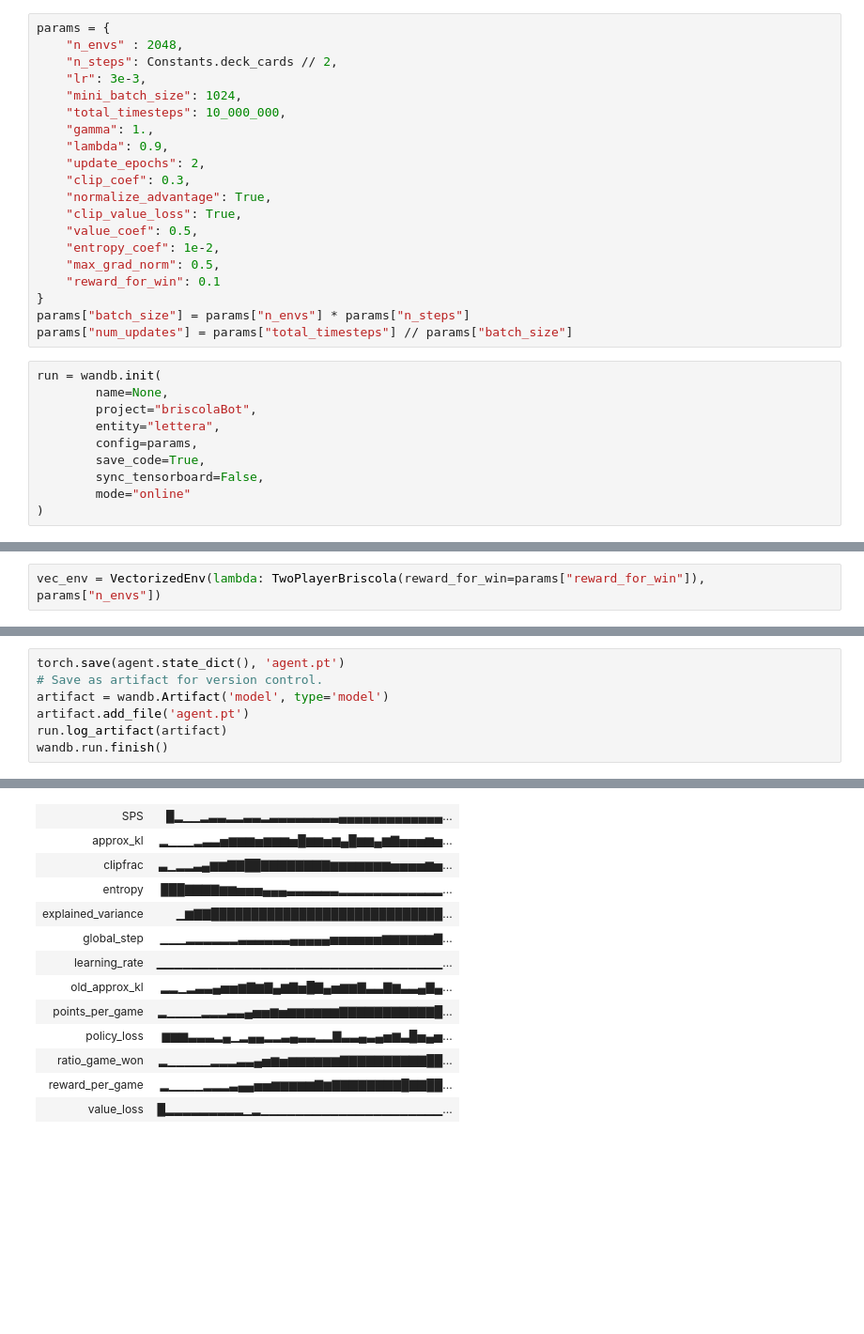
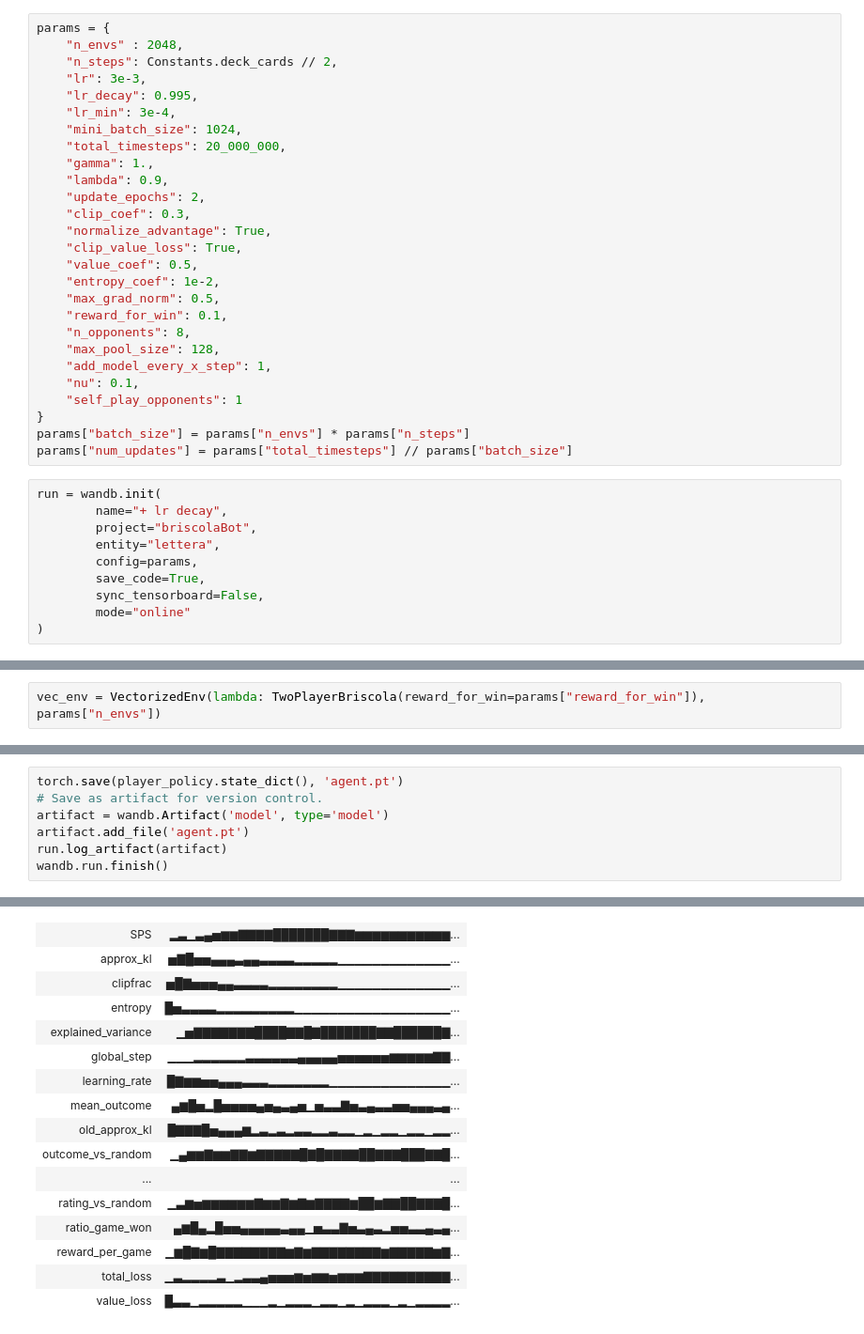
Before and after one commit to LetteraUnica/BriscolaBot, a Jupyter notebook: briscola.ipynb, the cells around one changed output, grey strips where cells are left out. Shown: that part at 94% size. Drawn from its saved outputs; the diff is of its cells as text; blank space fills up the shorter version.

```diff
--- a/briscola.ipynb
+++ b/briscola.ipynb
@@ -26,8 +30,10 @@ params = {
     "n_envs" : 2048,
     "n_steps": Constants.deck_cards // 2,
     "lr": 3e-3,
+    "lr_decay": 0.995,
+    "lr_min": 3e-4,
     "mini_batch_size": 1024,
-    "total_timesteps": 10_000_000,
+    "total_timesteps": 20_000_000,
     "gamma": 1.,
     "lambda": 0.9,
     "update_epochs": 2,
@@ -37,13 +43,18 @@ params = {
     "value_coef": 0.5,
     "entropy_coef": 1e-2,
     "max_grad_norm": 0.5,
-    "reward_for_win": 0.1
+    "reward_for_win": 0.1,
+    "n_opponents": 8,
+    "max_pool_size": 128,
+    "add_model_every_x_step": 1,
+    "nu": 0.1,
+    "self_play_opponents": 1
 }
 params["batch_size"] = params["n_envs"] * params["n_steps"]
 params["num_updates"] = params["total_timesteps"] // params["batch_size"]
 # %%
 run = wandb.init(
-        name=None,
+        name="+ lr decay",
         project="briscolaBot",
         entity="lettera",
         config=params,
@@ -205,24 +277,27 @@ for update in range(1, params["num_updates"] + 1):
 # %%
-torch.save(agent.state_dict(), 'agent.pt')
+torch.save(player_policy.state_dict(), 'agent.pt')
 # Save as artifact for version control.
 artifact = wandb.Artifact('model', type='model')
 artifact.add_file('agent.pt')
 run.log_artifact(artifact)
 wandb.run.finish()
 # %% [output]
 Waiting for W&B process to finish... (success).
 Run history:
-| SPS | █▂▁▁▂▃▃▂▂▃▃▂▃▃▃▃▃▃▃▃▄▄▄▄▄▄▄▄▄▄▄▄▄... |
-| approx_kl | ▂▁▁▁▂▃▃▅▆▆▆▅▆▆▆▅█▆▆▅▆▄█▆▆▄▆▇▅▅▅▆▅... |
-| clipfrac | ▃▁▂▂▃▄▆▆▇▇██▇▇▇▇▇▇▇▇▆▆▆▆▆▆▆▅▅▅▅▆▅... |
-| entropy | ███▇▇▇▇▆▆▅▅▅▄▄▄▃▃▃▃▃▃▂▂▂▂▂▂▂▂▂▂▂▂... |
-| explained_variance | ▁▆▇▇█████████████████████████████... |
-| global_step | ▁▁▁▂▂▂▂▂▂▃▃▃▃▃▃▄▄▄▄▄▅▅▅▅▅▅▆▆▆▆▆▆▇... |
-| learning_rate | ▁▁▁▁▁▁▁▁▁▁▁▁▁▁▁▁▁▁▁▁▁▁▁▁▁▁▁▁▁▁▁▁▁... |
-| old_approx_kl | ▂▂▁▂▃▃▄▅▅▆▇▆▇▄▆▇▅█▇▄▅▆▆▇▃▃▇▆▃▃▄▇▄... |
-| points_per_game | ▂▁▁▁▁▂▂▂▃▃▄▅▅▆▅▆▆▆▆▆▆▇▇▇▇▇▇▇▇▇▇▇█... |
-| policy_loss | ▆▆▆▃▃▃▂▄▁▂▄▄▂▂▃▄▃▃▂▂▇▃▃▄▃▄▅▆▃█▅▄▅... |
-| ratio_game_won | ▂▁▁▁▁▁▂▂▂▃▃▄▅▆▅▆▆▆▆▆▆▇▇▇▇▇▇▇▇▇▇██... |
-| reward_per_game | ▂▁▁▁▁▂▂▂▃▄▄▅▅▆▆▆▆▆▇▆▇▇▇▇▇▇▇▇█▇▇██... |
-| value_loss | █▂▂▂▂▂▂▂▂▂▁▂▁▁▁▁▁▁▁▁▁▁▁▁▁▁▁▁▁▁▁▁▁... |
+| SPS | ▂▃▁▃▄▅▆▆▇▇▇▇███████▇▇▇▆▆▆▆▆▆▆▆▆▆▆... |
+| approx_kl | ▅▇█▅▅▄▄▄▃▄▄▃▃▃▃▂▂▂▂▂▁▁▁▁▁▁▁▁▁▁▁▁▁... |
+| clipfrac | ▅█▇▅▅▅▄▄▃▃▃▃▂▂▂▂▂▂▂▂▁▁▁▁▁▁▁▁▁▁▁▁▁... |
+| entropy | █▅▃▃▃▃▂▂▂▂▂▂▂▂▂▁▁▁▁▁▁▁▁▁▁▁▁▁▁▁▁▁▁... |
+| explained_variance | ▁▅▇▇▇▇▇▇▇████▇▇█▇███████▇▇██████▇... |
+| global_step | ▁▁▁▂▂▂▂▂▂▃▃▃▃▃▃▄▄▄▄▄▅▅▅▅▅▅▆▆▆▆▆▇▇... |
+| learning_rate | █▇▆▆▅▅▄▄▄▃▃▃▂▂▂▂▂▂▂▁▁▁▁▁▁▁▁▁▁▁▁▁▁... |
+| mean_outcome | ▄▆█▅▂█▅▅▅▅▄▅▄▃▄▅▁▅▃▃▇▅▃▄▃▃▅▅▄▄▄▃▄... |
+| old_approx_kl | █▇▇▇█▅▄▄▄▆▂▃▂▃▂▃▃▂▂▃▂▂▁▂▁▂▂▁▂▂▁▂▂... |
+| outcome_vs_random | ▁▄▆▆▇▆▆▇▇▆▇▇▇▇▇█▇█▇▇▇▇██▇▇▇███▇▇█... |
+| ... | ... |
+| rating_vs_random | ▁▃▆▅▆▆▆▆▆▆▇▆▆▇▆▇▆▇▇▇▇▆██▆▇▇██▇▇▇█... |
+| ratio_game_won | ▄▆█▄▂█▅▅▄▄▄▄▄▃▄▄▁▅▃▃▇▅▃▄▃▂▅▅▃▃▄▃▄... |
+| reward_per_game | ▁▆█▇▆█▇▇▇▇▇▇▇▇▆▇▆▇▇▇▇▇▇▇▇▆▇▇▇▇▇▆▇... |
+| total_loss | ▁▃▂▂▂▂▃▁▂▃▃▄▅▅▅▆▅▆▆▅▆▆▆▇▇▇▇▇▇▇▇▇▇... |
+| value_loss | █▃▃▁▂▂▂▂▂▁▁▁▂▁▂▂▂▁▂▂▁▂▁▂▂▂▁▂▁▂▂▂▂... |
 Run summary:
```
Also changed, not shown: parts of 6 cells of this notebook, 2 other files.
